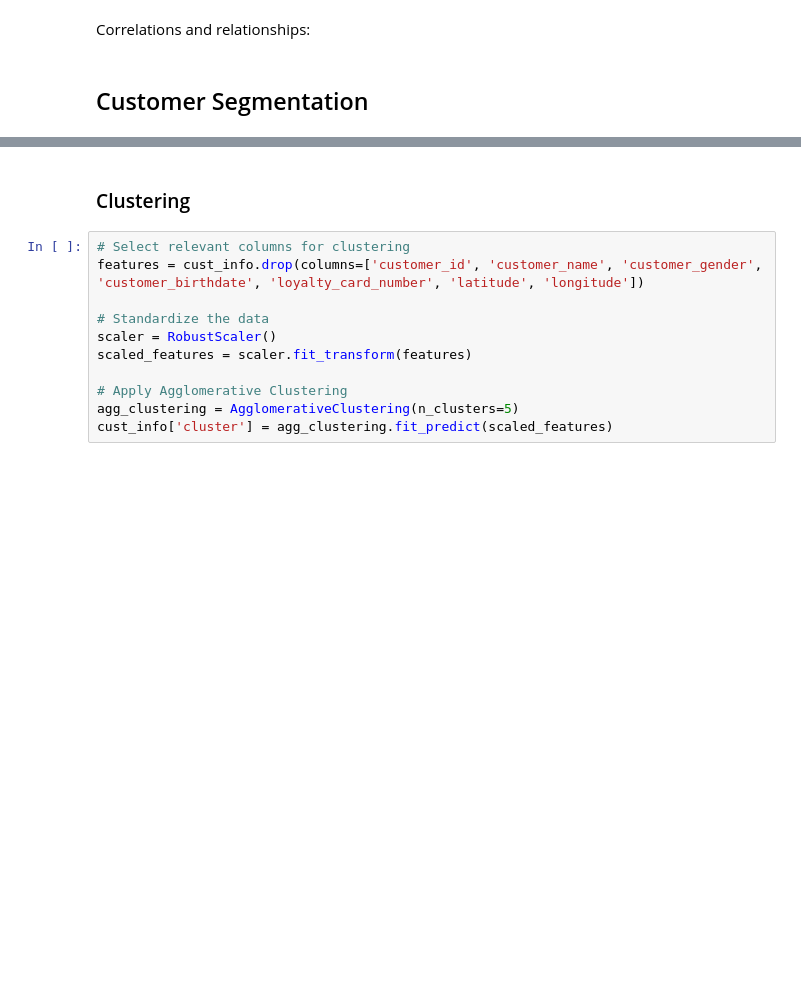
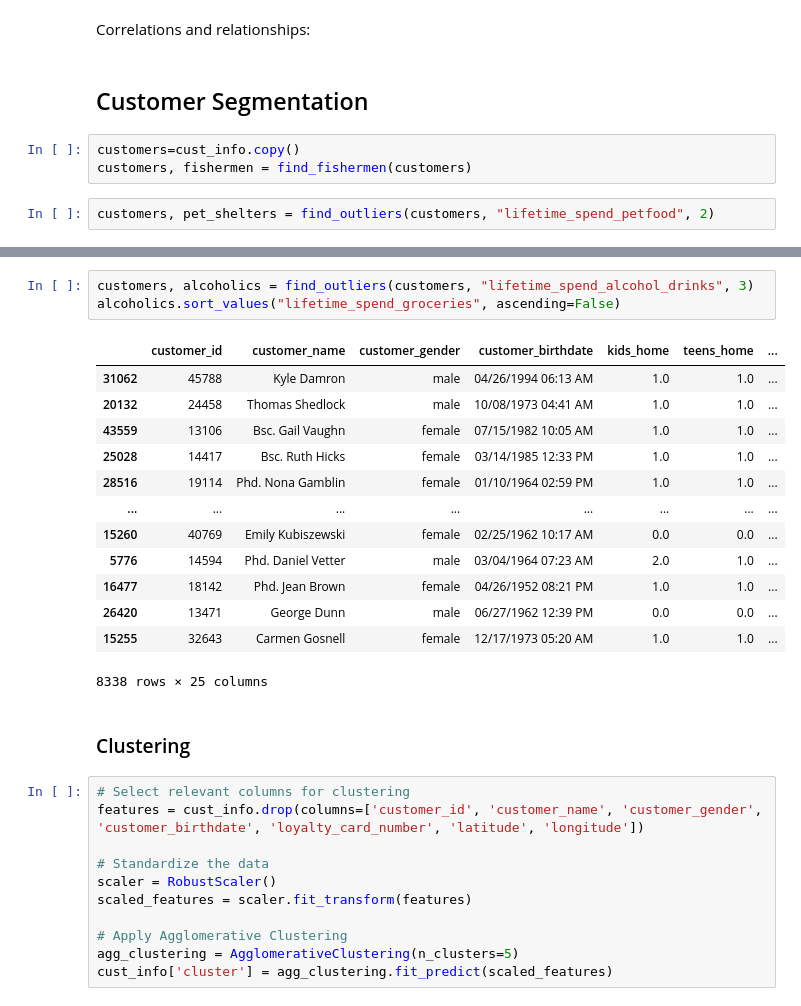
Before and after one commit to mitoma10110/ML2_Project, a Jupyter notebook: main.ipynb, the cells around one changed output, grey strips where cells are left out. Saved outputs shown, nothing was run; the diff lists cells and outputs as text; blank space fills up the shorter version.

```diff
--- a/main.ipynb
+++ b/main.ipynb
@@ -154,3 +242,8 @@ Outliers and anomalies:
 Correlations and relationships:
 # %% [markdown]
 ## Customer Segmentation
+# %%
+customers=cust_info.copy()
+customers, fishermen = find_fishermen(customers)
+# %%
+customers, pet_shelters = find_outliers(customers, "lifetime_spend_petfood", 2)
@@ -157,3 +268,20 @@ Correlations and relationships:
+# %%
+customers, alcoholics = find_outliers(customers, "lifetime_spend_alcohol_drinks", 3)
+alcoholics.sort_values("lifetime_spend_groceries", ascending=False)
+# %% [output]
+|  | customer_id | customer_name | customer_gender | customer_birthdate | kids_home | teens_home | ... |
+| 31062 | 45788 | Kyle Damron | male | 04/26/1994 06:13 AM | 1.0 | 1.0 | ... |
+| 20132 | 24458 | Thomas Shedlock | male | 10/08/1973 04:41 AM | 1.0 | 1.0 | ... |
+| 43559 | 13106 | Bsc. Gail Vaughn | female | 07/15/1982 10:05 AM | 1.0 | 1.0 | ... |
+| 25028 | 14417 | Bsc. Ruth Hicks | female | 03/14/1985 12:33 PM | 1.0 | 1.0 | ... |
+| 28516 | 19114 | Phd. Nona Gamblin | female | 01/10/1964 02:59 PM | 1.0 | 1.0 | ... |
+| ... | ... | ... | ... | ... | ... | ... | ... |
+| 15260 | 40769 | Emily Kubiszewski | female | 02/25/1962 10:17 AM | 0.0 | 0.0 | ... |
+| 5776 | 14594 | Phd. Daniel Vetter | male | 03/04/1964 07:23 AM | 2.0 | 1.0 | ... |
+| 16477 | 18142 | Phd. Jean Brown | female | 04/26/1952 08:21 PM | 1.0 | 1.0 | ... |
+| 26420 | 13471 | George Dunn | male | 06/27/1962 12:39 PM | 0.0 | 0.0 | ... |
+| 15255 | 32643 | Carmen Gosnell | female | 12/17/1973 05:20 AM | 1.0 | 1.0 | ... |
+8338 rows × 25 columns
 # %% [markdown]
 ### Clustering
 # %%
```
Also changed, not shown: parts of 5 cells of this notebook, 3 other files.
